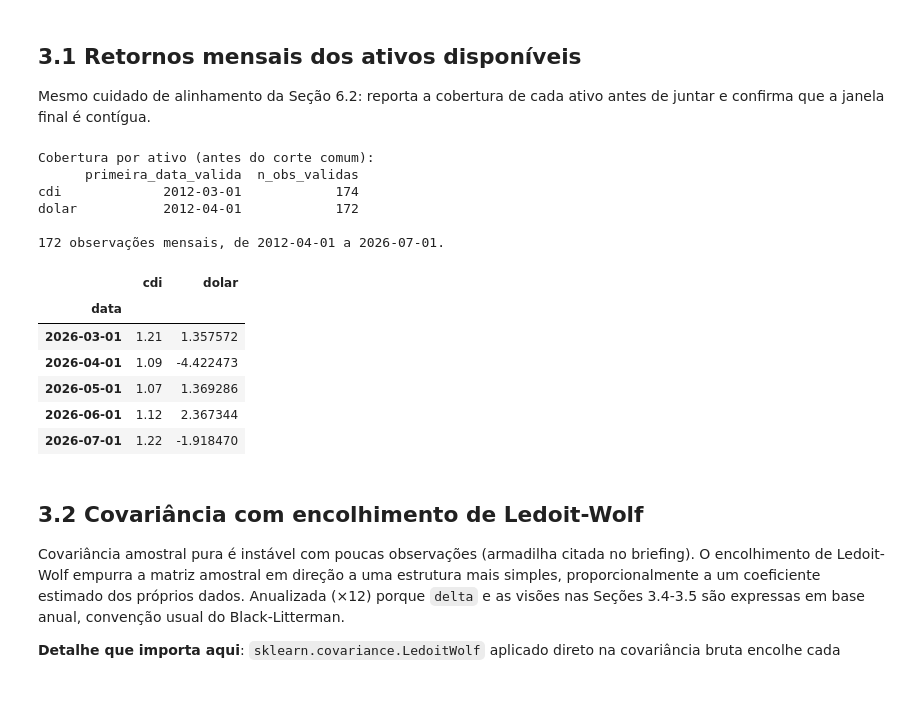
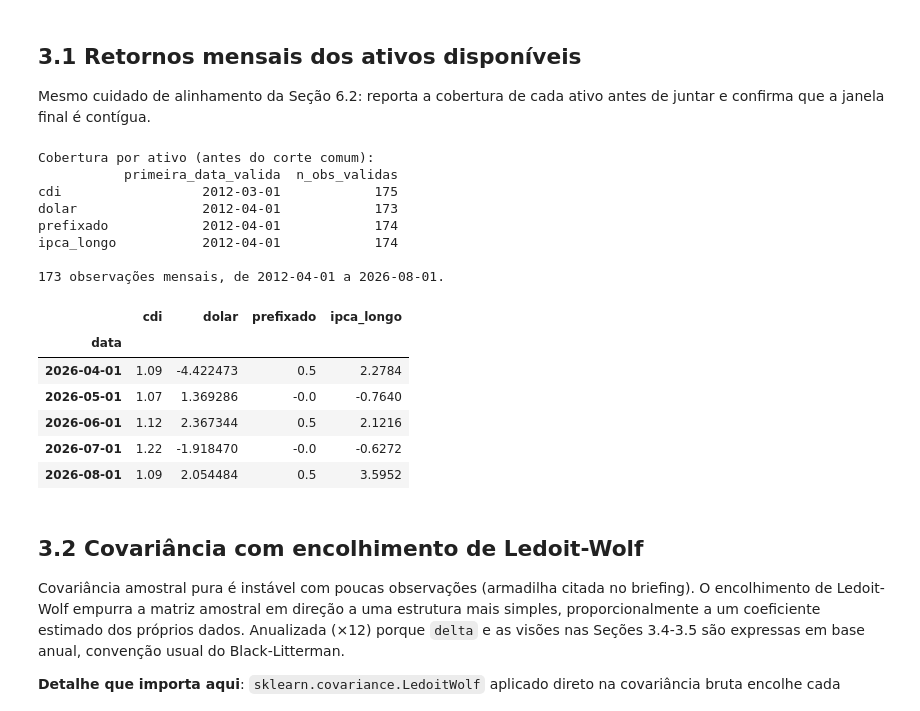
Before and after one commit to CarlosRoza/Projetos_dissertacao, a Jupyter notebook: testeghia.ipynb, the cells around one changed output. Cells and saved outputs as stored; diff of their text form; code cells hidden in the pictures.

```diff
--- a/testeghia.ipynb
+++ b/testeghia.ipynb
@@ -1242,0 +1239,33 @@ Series([], Name: retorno_bolsa, dtype: float64)
+# %%
+DURATION_PREFIXADO_ANOS = 2.0
+DURATION_IPCA_LONGO_ANOS = 8.0
+
+
+def coletar_swap_di_pre_360() -> pd.Series:
+    """
+    Coleta o swap DI x Pré de 360 dias (SGS 1178) e devolve a série mensal (fim de mês).
+    `_coletar_serie_sgs` já tenta de novo por conta própria a cada janela de 9 anos —
+    por isso esta função não é chamada de novo dentro de outra camada de retentativas
+    (evita retentar em cascata: 4 tentativas aqui x 4 lá dentro vira até 16 chamadas).
+    """
+    serie_diaria = _coletar_serie_sgs("swap_di_pre_360", 1178, DATA_INICIO_MODELAGEM, diaria=True)
+    return serie_diaria["swap_di_pre_360"].resample("MS").last()
+
+
+try:
+    swap_di_pre_360 = coletar_swap_di_pre_360()
+    registrar_log("coleta_swap_di_pre", "ok", {"n_obs": len(swap_di_pre_360)})
+except Exception as e:
+    swap_di_pre_360 = pd.Series(dtype=float)
+    registrar_log("coleta_swap_di_pre", "erro", {"mensagem": str(e)})
+    print(f"Aviso: coleta do swap DI x Pré falhou ({e}). Sem proxy de prefixado/IPCA+ longo nesta rodada.")
+
+focus_ipca_12m_mensal = df_focus_12m["Mediana"].resample("MS").last()
+
+juro_real_proxy = swap_di_pre_360 - focus_ipca_12m_mensal  # Fisher aproximado
+
+retorno_prefixado_proxy = (-DURATION_PREFIXADO_ANOS * swap_di_pre_360.diff()).rename("prefixado")
+retorno_ipca_longo_proxy = (-DURATION_IPCA_LONGO_ANOS * juro_real_proxy.diff()).rename("ipca_longo")
+
+pd.DataFrame({"swap_nominal": swap_di_pre_360, "juro_real_proxy": juro_real_proxy,
+              "retorno_prefixado_proxy": retorno_prefixado_proxy, "retorno_ipca_longo_proxy": retorno_ipca_longo_proxy}).tail()
@@ -1248,40 +1288,44 @@ juntar e confirma que a janela final é contígua.
 # %%
 retornos_ativos = pd.DataFrame({
     "cdi": base_modelagem["cdi_mensal"],
     "dolar": base_modelagem["cambio_fim_mes"].pct_change() * 100,
 })
 if not retorno_bolsa.empty:
     retornos_ativos = retornos_ativos.join(retorno_bolsa, how="left")
+if not swap_di_pre_360.empty:
+    retornos_ativos = retornos_ativos.join(retorno_prefixado_proxy, how="left").join(retorno_ipca_longo_proxy, how="left")
 
 cobertura_ativos = pd.DataFrame({
     "primeira_data_valida": {c: retornos_ativos[c].dropna().index.min() for c in retornos_ativos.columns},
     "n_obs_validas": retornos_ativos.notna().sum(),
 })
 print("Cobertura por ativo (antes do corte comum):")
 print(cobertura_ativos)
 
 retornos_ativos = retornos_ativos.dropna()
 n_esperado = len(pd.date_range(retornos_ativos.index.min(), retornos_ativos.index.max(), freq="MS"))
 if len(retornos_ativos) != n_esperado:
     print(f"AVISO: {n_esperado - len(retornos_ativos)} mês(es) faltando dentro da janela comum — checar gaps internos.")
 
 print(f"\n{len(retornos_ativos)} observações mensais, de {retornos_ativos.index.min().date()} a {retornos_ativos.index.max().date()}.")
 ATIVOS = list(retornos_ativos.columns)
 retornos_ativos.tail()
 # %% [output]
 Cobertura por ativo (antes do corte comum):
-      primeira_data_valida  n_obs_validas
-cdi             2012-03-01            174
-dolar           2012-04-01            172
+           primeira_data_valida  n_obs_validas
+cdi                  2012-03-01            175
+dolar                2012-04-01            173
+prefixado            2012-04-01            174
+ipca_longo           2012-04-01            174
 
-172 observações mensais, de 2012-04-01 a 2026-07-01.
+173 observações mensais, de 2012-04-01 a 2026-08-01.
-|  | cdi | dolar |
-| data |  |  |
-| 2026-03-01 | 1.21 | 1.357572 |
-| 2026-04-01 | 1.09 | -4.422473 |
-| 2026-05-01 | 1.07 | 1.369286 |
-| 2026-06-01 | 1.12 | 2.367344 |
-| 2026-07-01 | 1.22 | -1.918470 |
+|  | cdi | dolar | prefixado | ipca_longo |
+| data |  |  |  |  |
+| 2026-04-01 | 1.09 | -4.422473 | 0.5 | 2.2784 |
+| 2026-05-01 | 1.07 | 1.369286 | -0.0 | -0.7640 |
+| 2026-06-01 | 1.12 | 2.367344 | 0.5 | 2.1216 |
+| 2026-07-01 | 1.22 | -1.918470 | -0.0 | -0.6272 |
+| 2026-08-01 | 1.09 | 2.054484 | 0.5 | 3.5952 |
 # %% [markdown]
 ## 3.2 Covariância com encolhimento de Ledoit-Wolf
 
```
Also changed, not shown: parts of 27 cells of this notebook.
